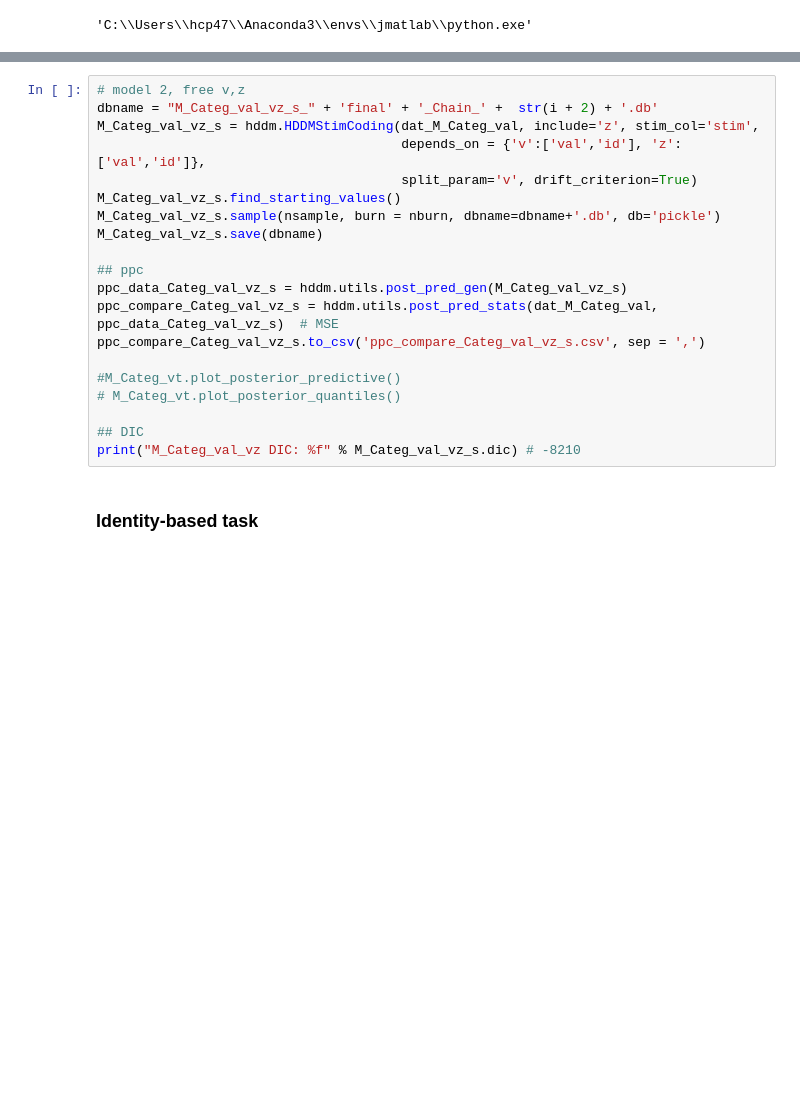
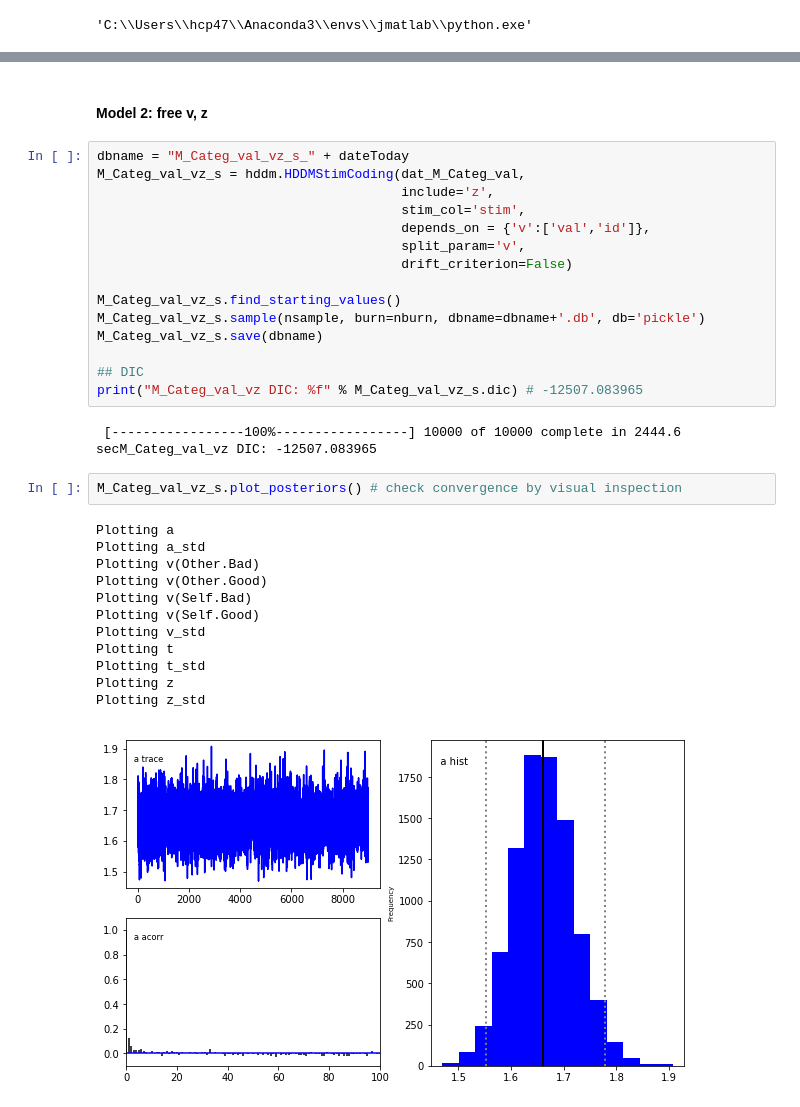
Before and after one commit to hcp4715/moralSelf_ddm, a Jupyter notebook: 3_confirm_study/Results/3_hddm/HDDM_MS_Rep_categ_stim.ipynb, the cells around one changed output, grey strips where cells are left out. Cells and saved outputs as stored; diff of their text form; blank space fills up the shorter version.

```diff
--- a/3_confirm_study/Results/3_hddm/HDDM_MS_Rep_categ_stim.ipynb
+++ b/3_confirm_study/Results/3_hddm/HDDM_MS_Rep_categ_stim.ipynb
@@ -100,22 +133,34 @@ ppc_compare_val_vtz_s.to_csv('ppc_compare_val_vtz_s.csv', sep = ',')
+# %% [markdown]
+#### Model 2: free v, z
 # %%
-# model 2, free v,z
-dbname = "M_Categ_val_vz_s_" + 'final' + '_Chain_' +  str(i + 2) + '.db'
-M_Categ_val_vz_s = hddm.HDDMStimCoding(dat_M_Categ_val, include='z', stim_col='stim',
-                                       depends_on = {'v':['val','id'], 'z':['val','id']},
-                                       split_param='v', drift_criterion=True)
+dbname = "M_Categ_val_vz_s_" + dateToday
+M_Categ_val_vz_s = hddm.HDDMStimCoding(dat_M_Categ_val,
+                                       include='z',
+                                       stim_col='stim',
+                                       depends_on = {'v':['val','id']},
+                                       split_param='v',
+                                       drift_criterion=False)
+
 M_Categ_val_vz_s.find_starting_values()
-M_Categ_val_vz_s.sample(nsample, burn = nburn, dbname=dbname+'.db', db='pickle')
+M_Categ_val_vz_s.sample(nsample, burn=nburn, dbname=dbname+'.db', db='pickle')
 M_Categ_val_vz_s.save(dbname)
 
-## ppc
-ppc_data_Categ_val_vz_s = hddm.utils.post_pred_gen(M_Categ_val_vz_s)
-ppc_compare_Categ_val_vz_s = hddm.utils.post_pred_stats(dat_M_Categ_val, ppc_data_Categ_val_vz_s)  # MSE
-ppc_compare_Categ_val_vz_s.to_csv('ppc_compare_Categ_val_vz_s.csv', sep = ',')
-
-#M_Categ_vt.plot_posterior_predictive()
-# M_Categ_vt.plot_posterior_quantiles()
-
 ## DIC
-print("M_Categ_val_vz DIC: %f" % M_Categ_val_vz_s.dic) # -8210
+print("M_Categ_val_vz DIC: %f" % M_Categ_val_vz_s.dic) # -12507.083965
+# %% [output]
+ [-----------------100%-----------------] 10000 of 10000 complete in 2444.6 secM_Categ_val_vz DIC: -12507.083965
-# %% [markdown]
-### Identity-based task
+# %%
+M_Categ_val_vz_s.plot_posteriors() # check convergence by visual inspection
+# %% [output]
+Plotting a
+Plotting a_std
+Plotting v(Other.Bad)
+Plotting v(Other.Good)
+Plotting v(Self.Bad)
+Plotting v(Self.Good)
+Plotting v_std
+Plotting t
+Plotting t_std
+Plotting z
+Plotting z_std
+[figure, added]
```
Also changed, not shown: parts of 31 cells of this notebook, 14 other files.
